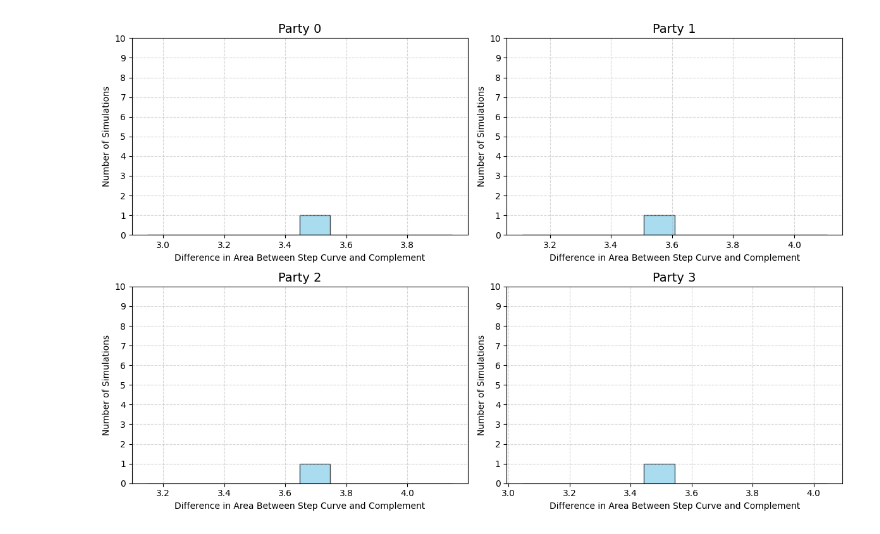
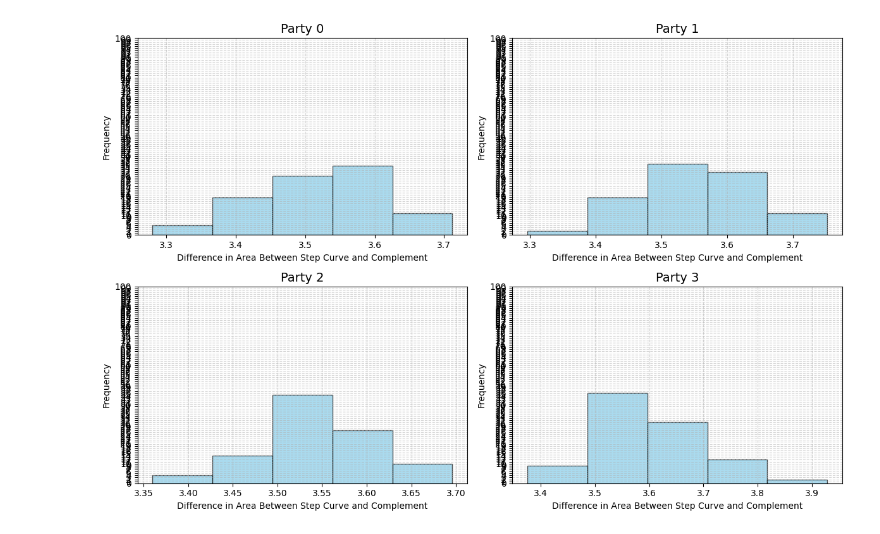
Before and after one commit to CarlLienert/SeniorCapstone, a Jupyter notebook: sim_6000.ipynb, the cells around one changed output. Saved outputs shown, nothing was run; the diff lists cells and outputs as text; code cells hidden in the pictures.

Commit message:
combined code, including histograms

```diff
--- a/sim_6000.ipynb
+++ b/sim_6000.ipynb
@@ -447,0 +492,33 @@ Area Difference (Bias): 3.608
+# %%
+import matplotlib.pyplot as plt
+import math
+import numpy as np
+
+#Efficiency Gap Histograms per District
+
+# Number of districts
+n_districts = NUM_DISTRICTS
+
+# Grid layout
+n_cols = 2
+n_rows = math.ceil(n_districts / n_cols)
+fig, axes = plt.subplots(n_rows, n_cols, figsize=(12, 4*n_rows))
+axes = axes.flatten()
+
+# Plot histograms
+for d in range(n_districts):
+    district_gaps = [all_efficiency_gaps[run][d] for run in range(NUM_RUNS)]
+
+    axes[d].hist(district_gaps, bins=NUM_RUNS, edgecolor='black', alpha=0.7)
+    axes[d].set_title(f"District {d}")
+    axes[d].set_xlabel("Efficiency Gap")
+    axes[d].set_ylabel("Frequency")
+    axes[d].set_ylim(0, NUM_RUNS)  # FIXED vertical axis
+    axes[d].grid(True, linestyle="--", alpha=0.4)
+
+# Remove empty subplots
+for j in range(d+1, len(axes)):
+    fig.delaxes(axes[j])
+
+plt.tight_layout()
+plt.show()
@@ -455,33 +534,36 @@ import math
 n_parties = len(PARTY_IDS)
 n_cols = 2  # number of columns in the grid
 n_rows = math.ceil(n_parties / n_cols)
 
 fig, axes = plt.subplots(n_rows, n_cols, figsize=(12, 4*n_rows))
 axes = axes.flatten()  # flatten so we can index easily
 
 # ------------------------
 # Plot histograms per party
 # ------------------------
 for i, party in enumerate(PARTY_IDS):
     # Collect area_between values for this party across all simulations
     area_differences = [
         area_results_this_run[party]["area_between"]
         for area_results_this_run in all_area_results
         if party in area_results_this_run
     ]
 
-    axes[i].hist(area_differences, bins=NUM_RUNS, alpha=0.7, color='skyblue', edgecolor='black', density=False)
+    # Use larger bins, e.g., 5 or 'auto'
+    axes[i].hist(area_differences, bins=5, alpha=0.7, color='skyblue', edgecolor='black', density=False)
+
     axes[i].set_title(f"{party}", fontsize=14)
     axes[i].set_xlabel("Difference in Area Between Step Curve and Complement")
-    axes[i].set_ylabel("Number of Simulations")
+    axes[i].set_ylabel("Frequency")
+    axes[i].set_ylim(0, NUM_RUNS)  # FIXED y-axis
     axes[i].grid(True, linestyle="--", alpha=0.5)
     axes[i].set_yticks(range(0, NUM_RUNS+1))  # integer counts
 
 # Hide any extra subplots if n_parties is not a multiple of n_cols
 for j in range(i+1, len(axes)):
     fig.delaxes(axes[j])
 
 plt.tight_layout()
 plt.show()
 # %% [output]
-[figure, old version]
+[figure, new version]
```
Also changed, not shown: parts of 7 cells of this notebook.
